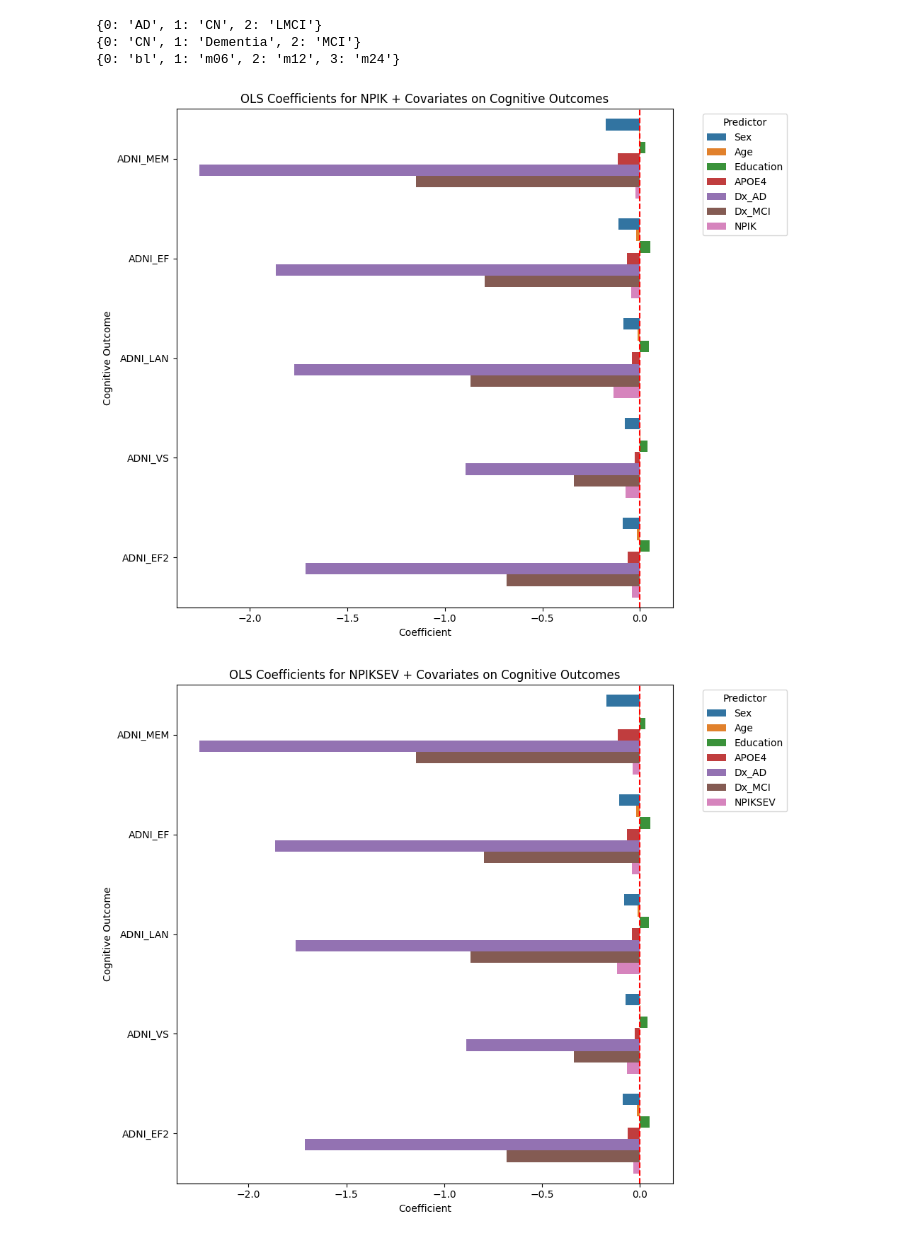
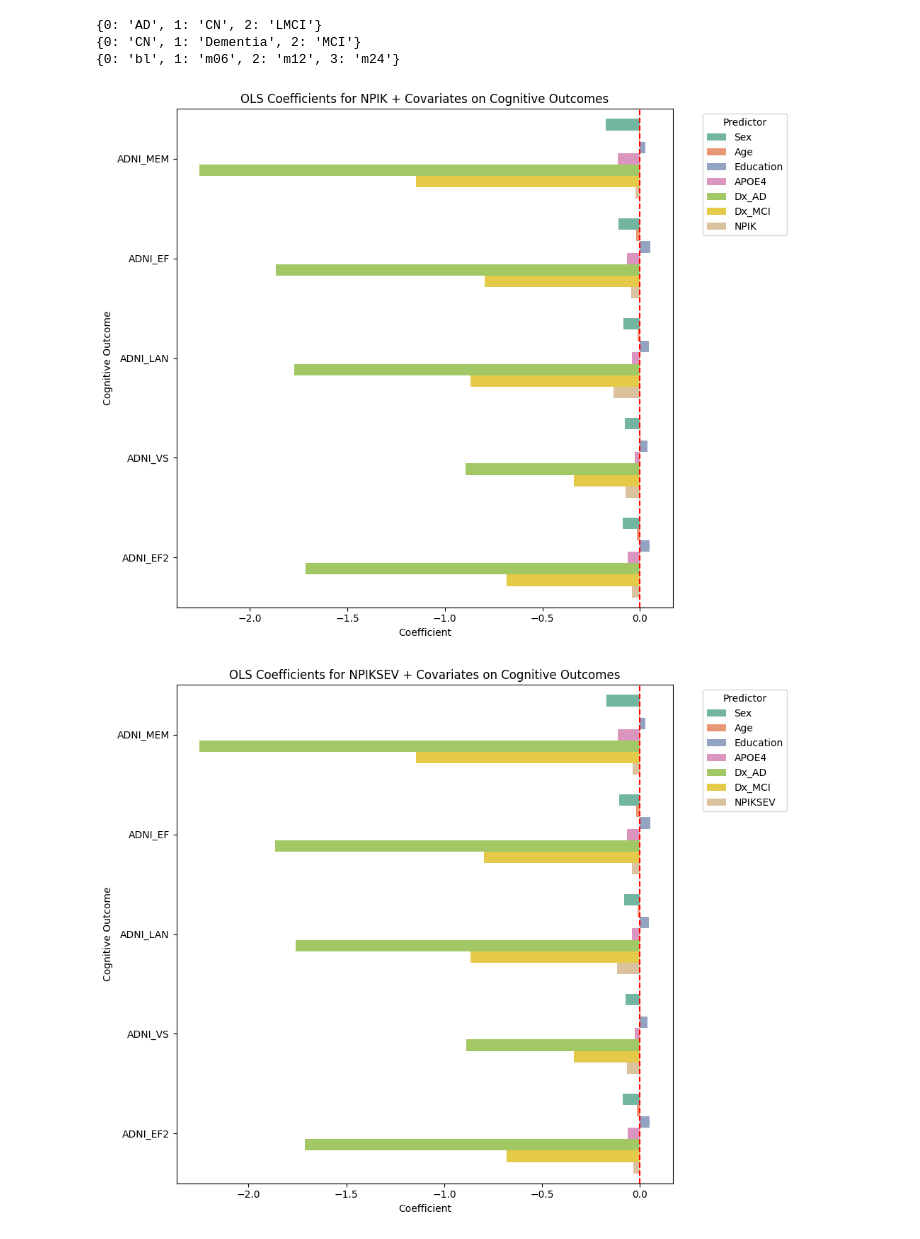
Before and after one commit to Da4kek/AD-Sleep, a Jupyter notebook: modeling-2.ipynb, the cells around one changed output. Drawn from its saved outputs; the diff is of its cells as text; code cells hidden in the pictures.

Commit message:
Added results and updated graphs for results

```diff
--- a/modeling-2.ipynb
+++ b/modeling-2.ipynb
@@ -50,3 +98,15 @@ constant_vars = ['ICV', 'PTGENDER', 'Adjusted_Age','PTEDUCAT']
+# %%
+outcomes = cognitive_outcomes + mri_vars
+predictors = ['PTGENDER', 'Adjusted_Age','PTEDUCAT','PTETHCAT','PTGENDER',
+ 'PTEDUCAT',
+ 'PTETHCAT',
+ 'PTRACCAT',
+ 'PTMARRY',
+'APOE4', 'MHPSYCH',
+'MH2NEURL',
+'MH4CARD',
+'MH5RESP',
+'MH19OTHR', 'DX_bl']
 # %%
 volumes_data.columns[volumes_data.isnull().any()]
 # %% [output]
@@ -120,15 +166,15 @@ sleep_data['NPIKSEV'].replace(-4.0, 0,inplace=True)
 # %%
 corr_results_volumes = []
 
-for cont_var in continuous_vars:
-    for const_var in constant_vars:
+for cont_var in outcomes:
+    for const_var in predictors:
         valid_data = volumes_data[[cont_var, const_var]].dropna()
         if not valid_data.empty:
             corr, p_val = pearsonr(valid_data[cont_var], valid_data[const_var])
             corr_results_volumes.append({
                 'Dataset': 'Volumes',
-                'Continuous_Variable': cont_var,
-                'Constant_Variable': const_var,
+                'outcomes': cont_var,
+                'predictors': const_var,
                 'Correlation': corr,
                 'P_Value': p_val
             })
@@ -137,13 +183,13 @@ corr_df_volumes = pd.DataFrame(corr_results_volumes)
 # %%
 corr_results_sleep = []
 for sleep_var in sleep_vars:
-    for const_var in constant_vars:
+    for const_var in predictors:
         corr, p_val = pearsonr(
             sleep_data[sleep_var], volumes_data[const_var])
         corr_results_sleep.append({
             'Dataset': 'Sleep',
-            'Continuous_Variable': sleep_var,
-            'Constant_Variable': const_var,
+            'outcomes': sleep_var,
+            'predictors': const_var,
             'Correlation': corr,
             'P_Value': p_val
         })
@@ -401,24 +480,24 @@ flat_mri['Feature'] = OLS_results_mri_df['Feature'].replace(feature_rename_map)
 # %%
 for sleep_var in flat_cog['Sleep_Variable'].unique():
     df_plot = flat_cog[flat_cog['Sleep_Variable'] == sleep_var]
 
     plt.figure(figsize=(10, 8))
     sns.barplot(
         data=df_plot,
         x='Coefficient',
         y='Outcome',
         hue='Feature',
         dodge=True,
-        palette='tab10'
+        palette='Set2'
     )
 
     plt.axvline(x=0, color='red', linestyle='--')
     plt.title(
         f'OLS Coefficients for {sleep_var} + Covariates on Cognitive Outcomes')
     plt.xlabel('Coefficient')
     plt.ylabel('Cognitive Outcome')
     plt.legend(title='Predictor', bbox_to_anchor=(1.05, 1), loc='upper left')
     plt.tight_layout()
 # %% [output]
-[figure, old version]
+[figure, new version]
-[figure, old version]
+[figure, new version]
```
Also changed, not shown: parts of 16 cells of this notebook, 4 other files.
